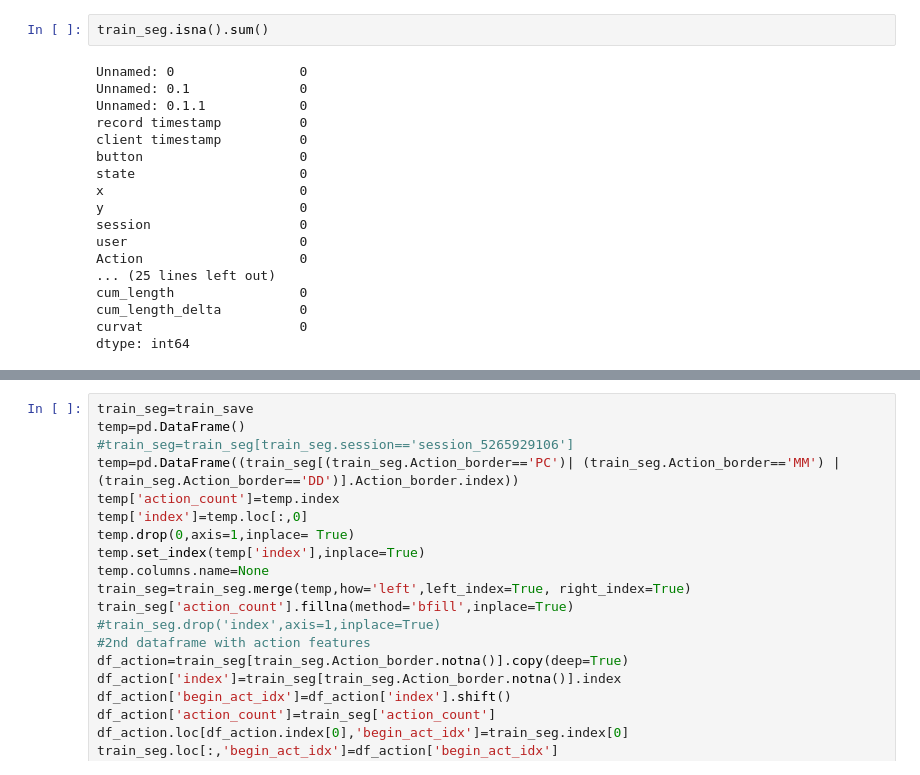
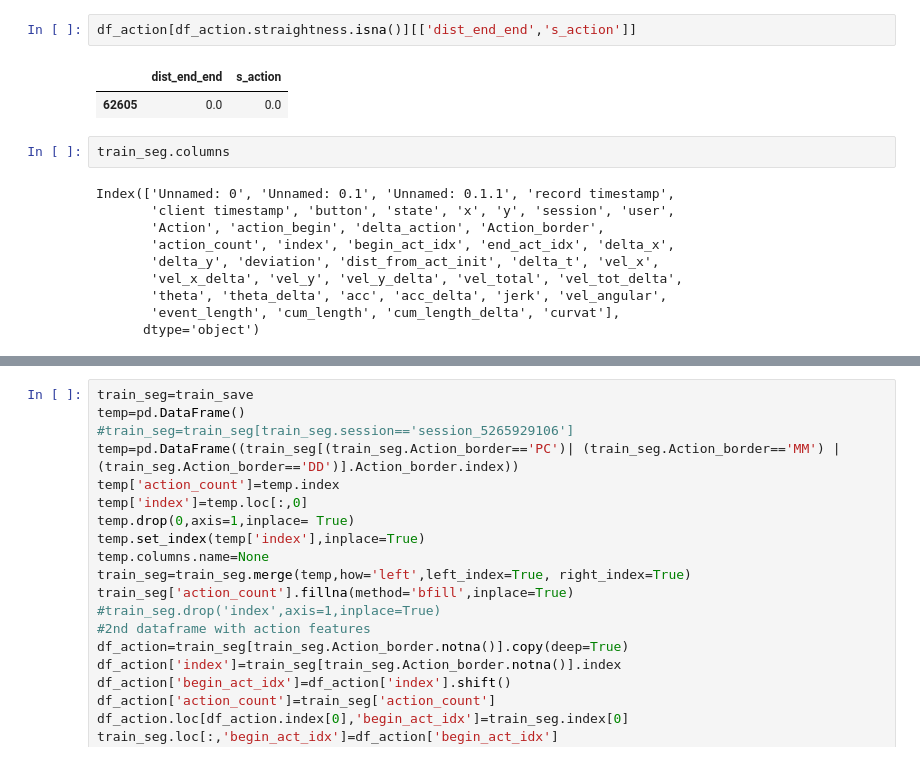
Before and after one commit to andriusdc/mouse_click_model, a Jupyter notebook: teste.ipynb, the cells around one changed output, grey strips where cells are left out. Drawn from its saved outputs; the diff is of its cells as text.

```diff
--- a/teste.ipynb
+++ b/teste.ipynb
@@ -389,20 +501,17 @@ Name: num_points, Length: 1482, dtype: float64
-# %%
-train_seg.isna().sum()
-# %% [output]
-Unnamed: 0                0
-Unnamed: 0.1              0
-Unnamed: 0.1.1            0
-record timestamp          0
-client timestamp          0
-button                    0
-state                     0
-x                         0
-y                         0
-session                   0
-user                      0
-Action                    0
-... (25 lines left out)
-cum_length                0
-cum_length_delta          0
-curvat                    0
-dtype: int64
+# %%
+df_action[df_action.straightness.isna()][['dist_end_end','s_action']]
+# %% [output]
+|  | dist_end_end | s_action |
+| 62605 | 0.0 | 0.0 |
+# %%
+train_seg.columns
+# %% [output]
+Index(['Unnamed: 0', 'Unnamed: 0.1', 'Unnamed: 0.1.1', 'record timestamp',
+       'client timestamp', 'button', 'state', 'x', 'y', 'session', 'user',
+       'Action', 'action_begin', 'delta_action', 'Action_border',
+       'action_count', 'index', 'begin_act_idx', 'end_act_idx', 'delta_x',
+       'delta_y', 'deviation', 'dist_from_act_init', 'delta_t', 'vel_x',
+       'vel_x_delta', 'vel_y', 'vel_y_delta', 'vel_total', 'vel_tot_delta',
+       'theta', 'theta_delta', 'acc', 'acc_delta', 'jerk', 'vel_angular',
+       'event_length', 'cum_length', 'cum_length_delta', 'curvat'],
+      dtype='object')
```
Also changed, not shown: parts of 19 cells of this notebook, 2 other files.
